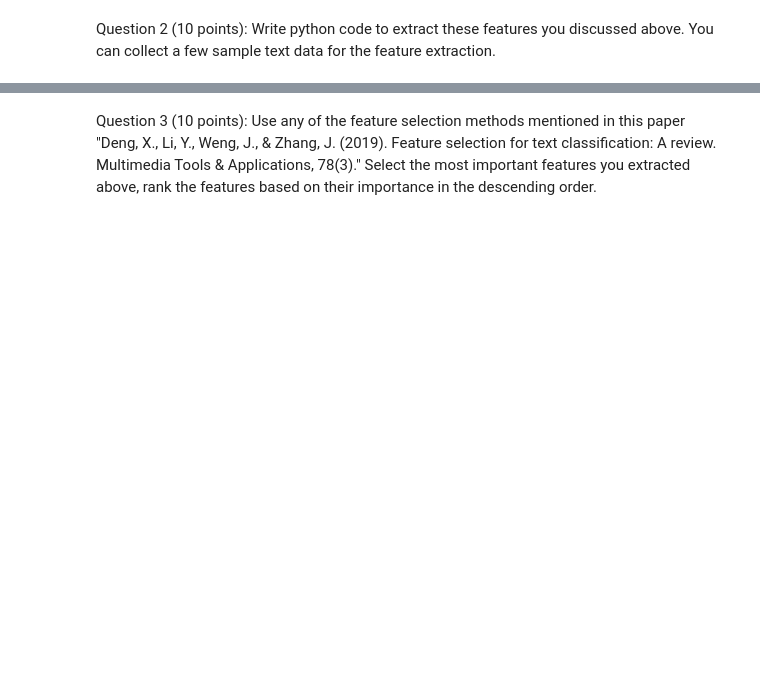
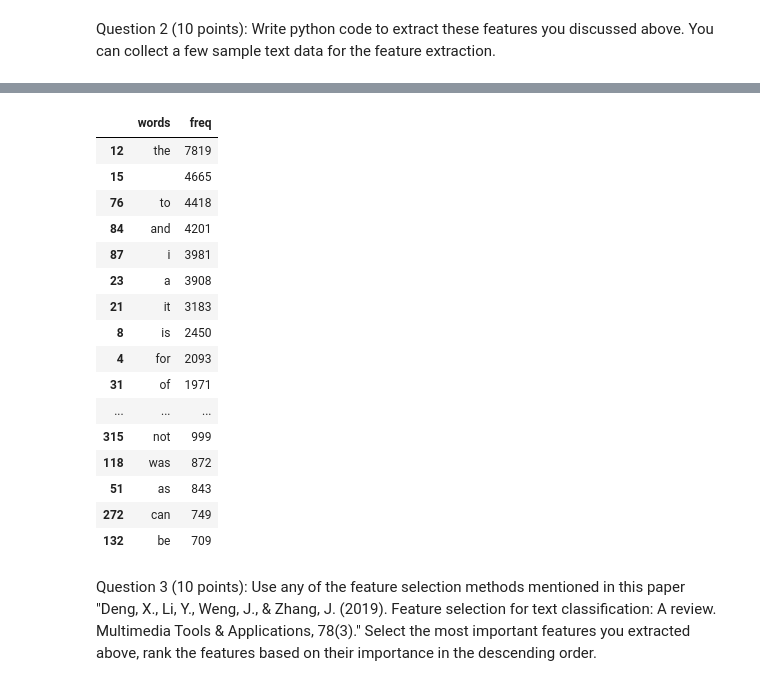
Before and after one commit to jivitheshreddy/INFO-5731-Srping2023, a Jupyter notebook: In_class_exercise_03_02282023.ipynb, the cells around one changed output, grey strips where cells are left out. Drawn from its saved outputs; the diff is of its cells as text; code cells hidden in the pictures; blank space fills up the shorter version.

```diff
--- a/In_class_exercise_03_02282023.ipynb
+++ b/In_class_exercise_03_02282023.ipynb
@@ -98,2 +144,22 @@ LookupError: ignored
+# %%
+df_dist.sort_values(ascending=False,by="freq").head(25)
+# %% [output]
+|  | words | freq |
+| 12 | the | 7819 |
+| 15 |  | 4665 |
+| 76 | to | 4418 |
+| 84 | and | 4201 |
+| 87 | i | 3981 |
+| 23 | a | 3908 |
+| 21 | it | 3183 |
+| 8 | is | 2450 |
+| 4 | for | 2093 |
+| 31 | of | 1971 |
+| ... | ... | ... |
+| 315 | not | 999 |
+| 118 | was | 872 |
+| 51 | as | 843 |
+| 272 | can | 749 |
+| 132 | be | 709 |
 # %% [markdown]
 Question 3 (10 points): Use any of the feature selection methods mentioned in this paper "Deng, X., Li, Y., Weng, J., & Zhang, J. (2019). Feature selection for text classification: A review. Multimedia Tools & Applications, 78(3)." Select the most important features you extracted above, rank the features based on their importance in the descending order.
```
Also changed, not shown: parts of 20 cells of this notebook.
